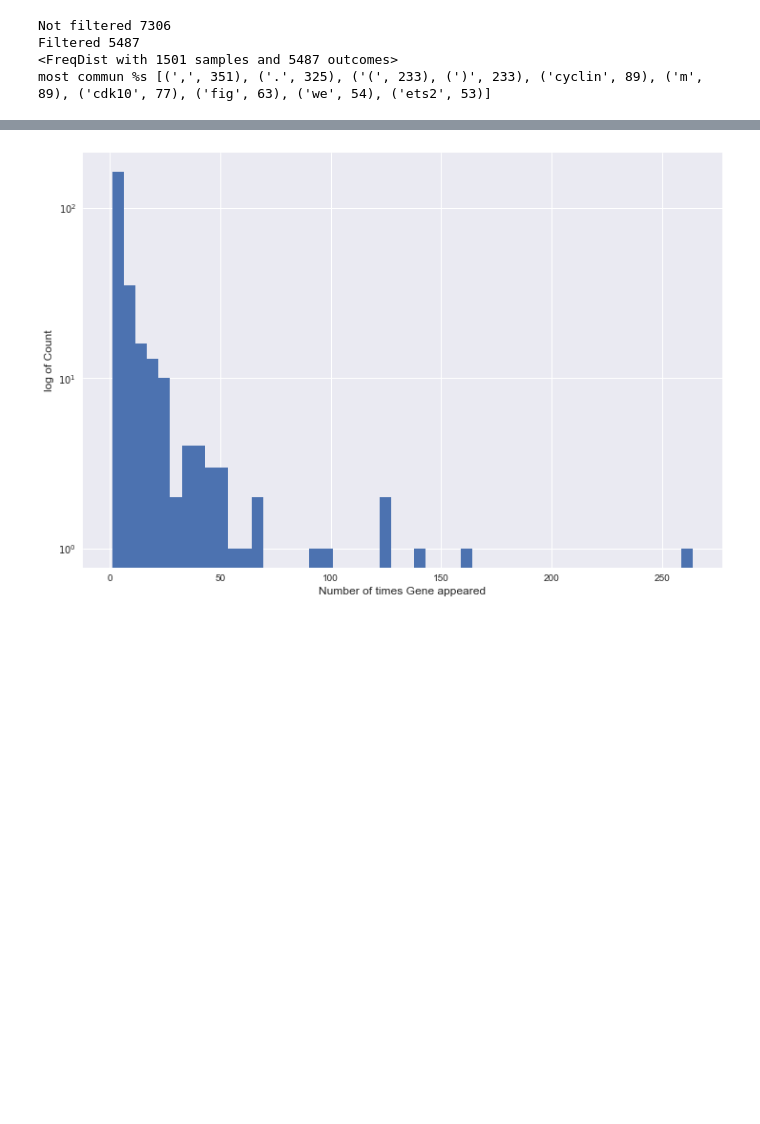
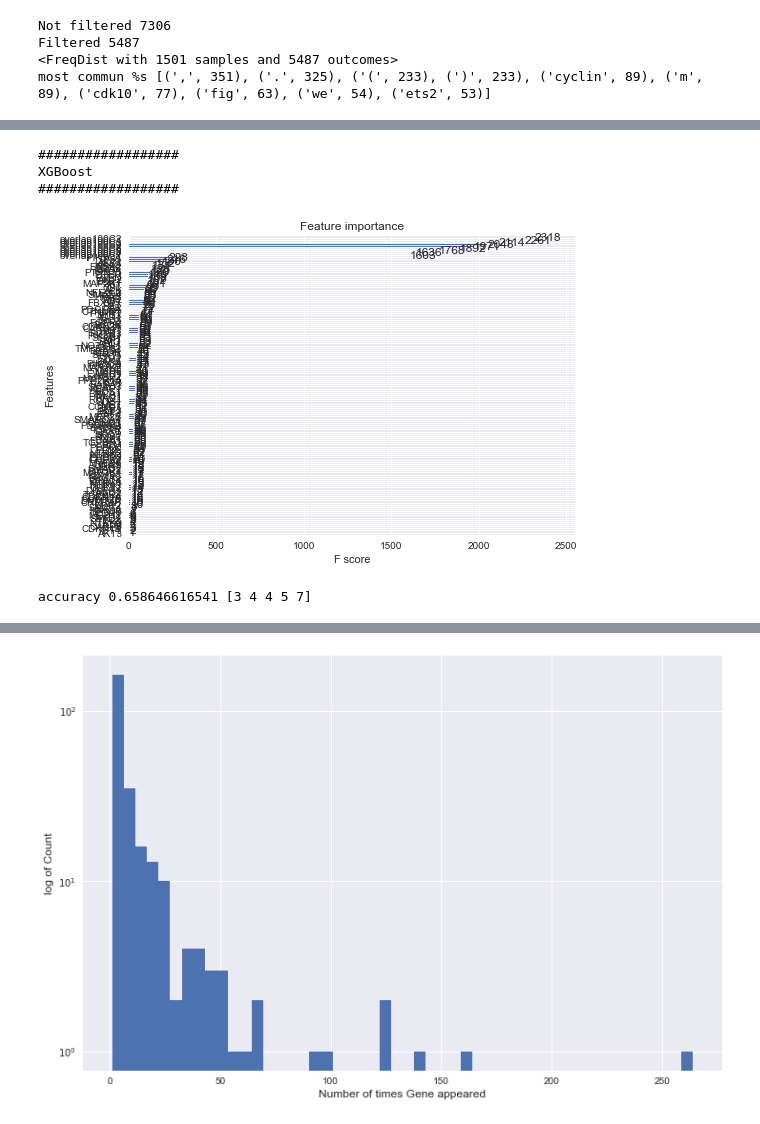
Before and after one commit to ciortanmadalina/cancer-treatment, a Jupyter notebook: exploration.ipynb, the cells around one changed output, grey strips where cells are left out. Cells and saved outputs as stored; diff of their text form; code cells hidden in the pictures; blank space fills up the shorter version.

```diff
--- a/exploration.ipynb
+++ b/exploration.ipynb
@@ -88,0 +428,62 @@ getTerms("hh, hh3h. wo shi 2 4 A . fdffdf. A&&B removing whitespaces and punctua
+# %%
+def mamourXgboost(df, features):
+    print('\n##################\nXGBoost\n##################')
+    param = {}
+    # param['booster'] = 'gbtree'
+    #param['objective'] = 'binary:logistic'
+    # param["eval_metric"] = "error"
+    # param['eta'] = 0.3
+    # param['gamma'] = 0
+    param['max_depth'] = 6
+    param['n_estimators'] = 200
+    param['learning_rate'] = 0.1
+    # param['min_child_weight'] = 1
+    # param['max_delta_step'] = 0
+    # param['subsample'] = 1
+    # param['colsample_bytree'] = 1
+    # param['silent'] = 1
+    # param['seed'] = 0
+    # param['base_score'] = 0.4
+
+    estimator = XGBClassifier()
+    estimator.set_params(**param)
+    x1, x2, y1, y2 = model_selection.train_test_split(df[features], df['Class'], test_size=0.2)
+#     calibratedCV = CalibratedClassifierCV(estimator, method='sigmoid', cv=5)
+#     calibratedCV.fit(x1, y1)
+#     prediction = calibratedCV.predict(x2)
+
+#     print(calibratedCV.best_estimator_.booster())
+#     print(calibratedCV.calibrated_classifiers_)
+#     for c in calibratedCV.calibrated_classifiers_:
+#         print(c.feature_importances_)
+#         plot_importance(c)
+#         pyplot.show()
+#     feat_imp = pd.Series(calibratedCV.booster().get_fscore()).sort_values(ascending=False)
+#     feat_imp.plot(kind='bar', title = 'Feature imp')
+    estimator.fit(x1, y1)
+    prediction = estimator.predict(x2)
+#     xgb.plot_importance(estimator, max_num_features = 50)
+    imp = estimator.feature_importances_
+    plot_importance(estimator)
+    pyplot.show()
+
+    print('accuracy %s %s' % (np.mean(prediction == y2), prediction[:5]))
+    #result = calibratedCV.predict(test)
+    # result = estimator.predict(test)
+    #return result
+    return imp
+
+geneDummies = pd.get_dummies(train['Gene'])
+
+features=['overlap100C'+str(c) for c in range(1, 10)]
+features.extend(geneDummies.columns)
+
+trainWithGenes = train.join(geneDummies)
+
+xgboostImp = mamourXgboost(trainWithGenes, features)
+# %% [output]
+##################
+XGBoost
+##################
+[figure, added]
+accuracy 0.658646616541 [3 4 4 5 7]
```
Also changed, not shown: parts of 24 cells of this notebook, 2 other files.
